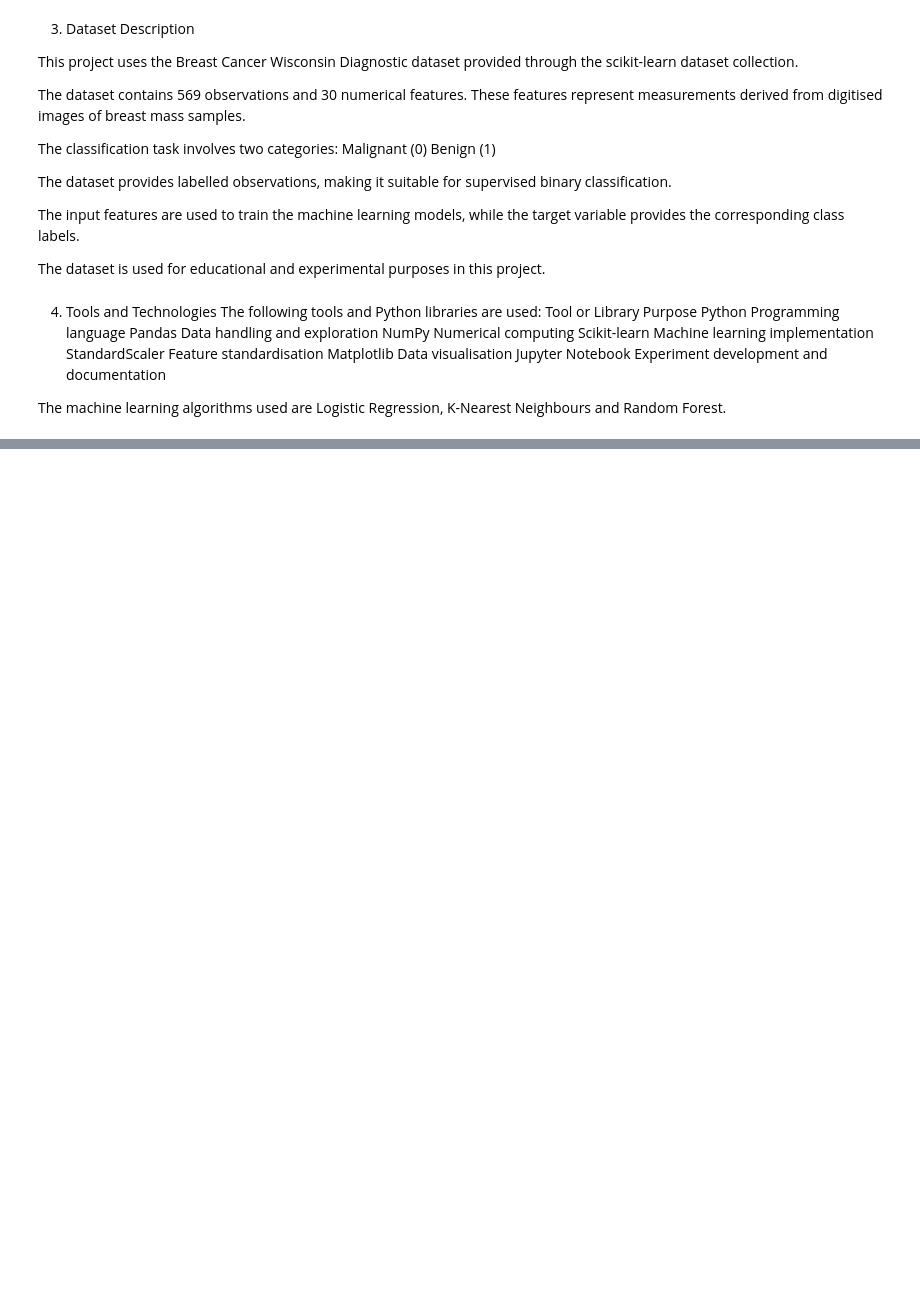
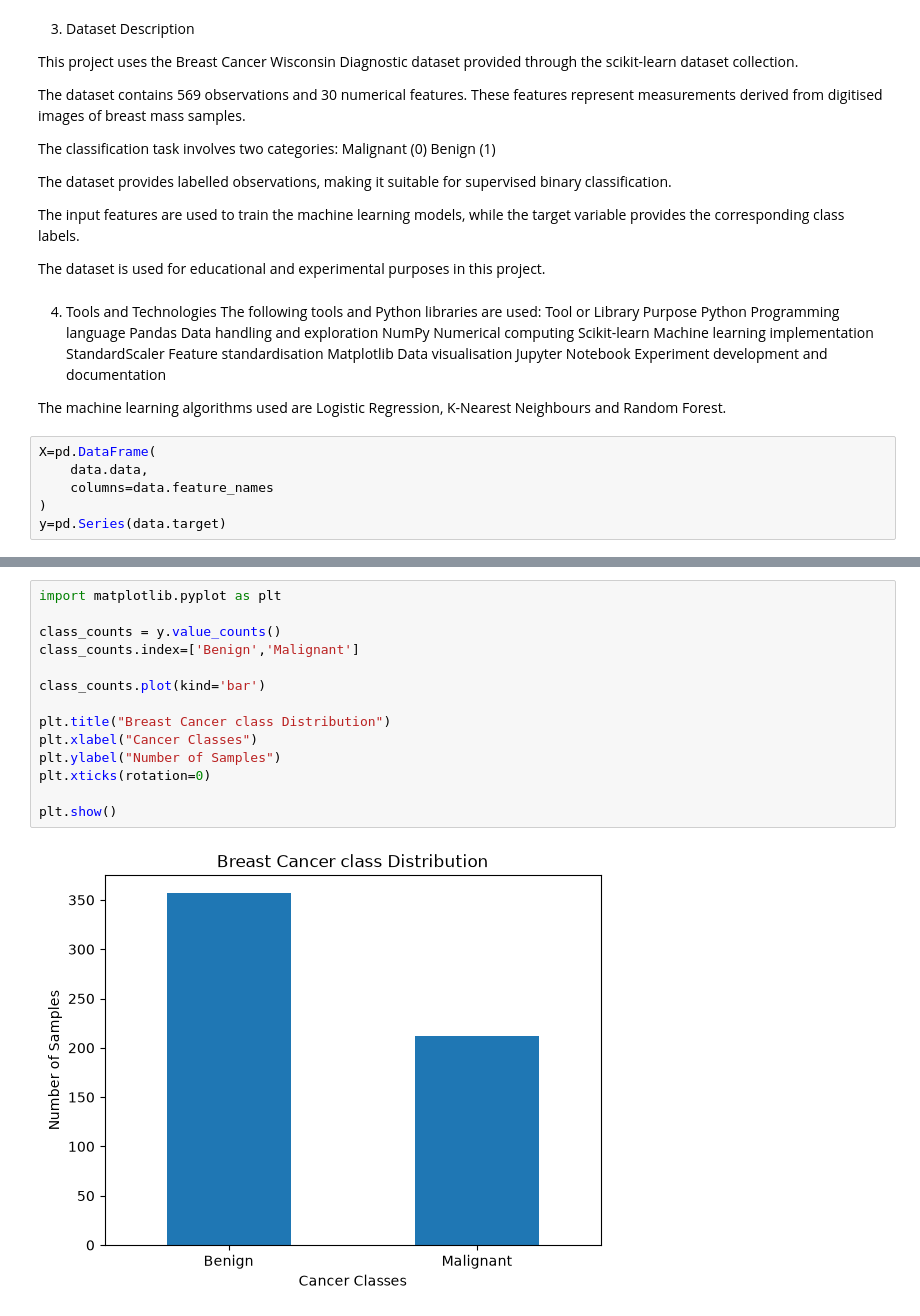
Before and after one commit to ikechukwudanielamaechi/Classical-ml-breast-cancer-classification, a Jupyter notebook: Notebooks/breast_cancer_classification.ipynb, the cells around one changed output, grey strips where cells are left out. Drawn from its saved outputs; the diff is of its cells as text; blank space fills up the shorter version.

```diff
--- a/Notebooks/breast_cancer_classification.ipynb
+++ b/Notebooks/breast_cancer_classification.ipynb
@@ -93,3 +93,9 @@ Matplotlib                         Data visualisation
 Jupyter Notebook                   Experiment development and documentation
 
 The machine learning algorithms used are Logistic Regression, K-Nearest Neighbours and Random Forest.
+# %%
+X=pd.DataFrame(
+    data.data,
+    columns=data.feature_names
+)
+y=pd.Series(data.target)
@@ -95,0 +187,16 @@ The machine learning algorithms used are Logistic Regression, K-Nearest Neighbou
+# %%
+import matplotlib.pyplot as plt
+
+class_counts = y.value_counts()
+class_counts.index=['Benign','Malignant']
+
+class_counts.plot(kind='bar')
+
+plt.title("Breast Cancer class Distribution")
+plt.xlabel("Cancer Classes")
+plt.ylabel("Number of Samples")
+plt.xticks(rotation=0)
+
+plt.show()
+# %% [output]
+[figure, added]
```
Also changed, not shown: parts of 20 cells of this notebook.
